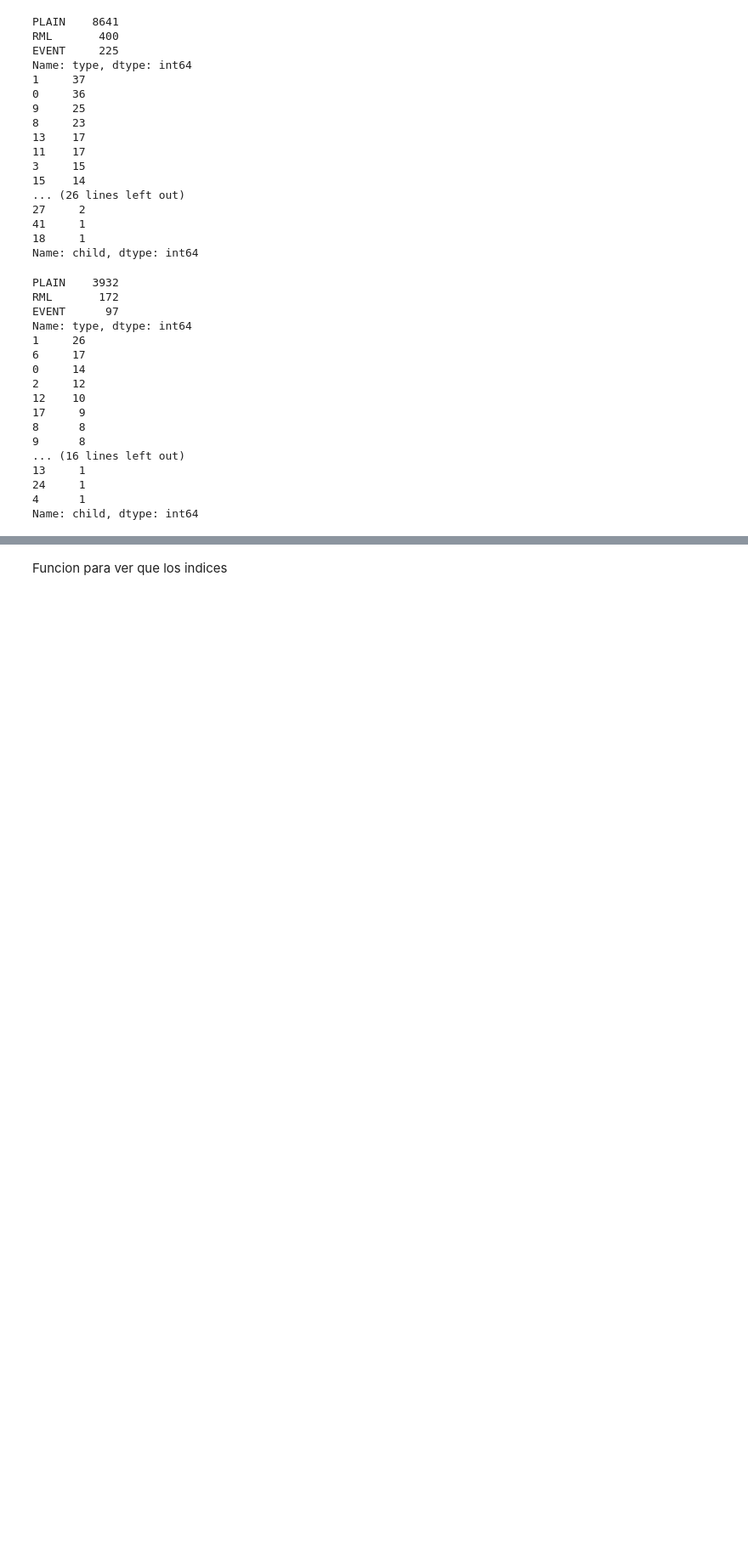
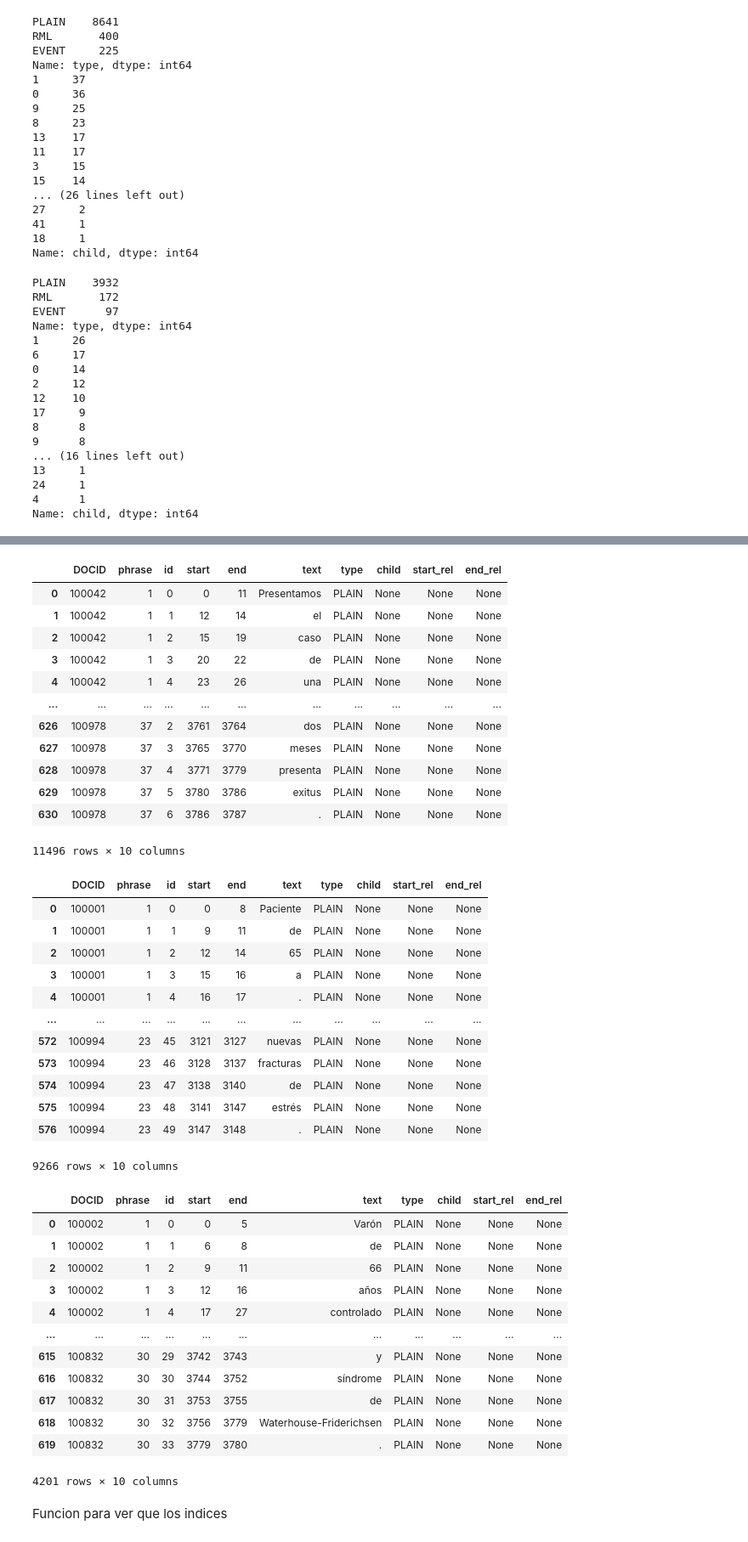
Before and after one commit to JPardo08/PAQUITA, a Jupyter notebook: preprocessing.ipynb, the cells around one changed output, grey strips where cells are left out. Shown at 85% size. Drawn from its saved outputs; the diff is of its cells as text; code cells hidden in the pictures; blank space fills up the shorter version.

```diff
--- a/preprocessing.ipynb
+++ b/preprocessing.ipynb
@@ -1159,3 +1111,64 @@ display(tokenizados_df_dev)
+# %%
+tokenizados_df_train['phrase'] = pd.to_numeric(tokenizados_df_train['phrase'])
+tokenizados_df_train['id'] = pd.to_numeric(tokenizados_df_train['id'])
+tokenizados_df_train=tokenizados_df_train.sort_values(by=['DOCID', 'start','phrase', 'id'], ascending=True)
+
+tokenizados_df_test['phrase'] = pd.to_numeric(tokenizados_df_test['phrase'])
+tokenizados_df_test['id'] = pd.to_numeric(tokenizados_df_test['id'])
+tokenizados_df_test=tokenizados_df_test.sort_values(by=['DOCID', 'start','phrase', 'id'], ascending=True)
+
+tokenizados_df_dev['phrase'] = pd.to_numeric(tokenizados_df_dev['phrase'])
+tokenizados_df_dev['id'] = pd.to_numeric(tokenizados_df_dev['id'])
+tokenizados_df_dev=tokenizados_df_dev.sort_values(by=['DOCID', 'start','phrase', 'id'], ascending=True)
+
+# tokenizados_df_train=ordenar(tokenizados_df_train)
+# tokenizados_df_test=ordenar(tokenizados_df_test)
+# tokenizados_df_dev=ordenar(tokenizados_df_dev)
+
+
+display(tokenizados_df_train)
+display(tokenizados_df_test)
+display(tokenizados_df_dev)
+# %% [output]
+|  | DOCID | phrase | id | start | end | text | type | child | start_rel | end_rel |
+| 0 | 100042 | 1 | 0 | 0 | 11 | Presentamos | PLAIN | None | None | None |
+| 1 | 100042 | 1 | 1 | 12 | 14 | el | PLAIN | None | None | None |
+| 2 | 100042 | 1 | 2 | 15 | 19 | caso | PLAIN | None | None | None |
+| 3 | 100042 | 1 | 3 | 20 | 22 | de | PLAIN | None | None | None |
+| 4 | 100042 | 1 | 4 | 23 | 26 | una | PLAIN | None | None | None |
+| ... | ... | ... | ... | ... | ... | ... | ... | ... | ... | ... |
+| 626 | 100978 | 37 | 2 | 3761 | 3764 | dos | PLAIN | None | None | None |
+| 627 | 100978 | 37 | 3 | 3765 | 3770 | meses | PLAIN | None | None | None |
+| 628 | 100978 | 37 | 4 | 3771 | 3779 | presenta | PLAIN | None | None | None |
+| 629 | 100978 | 37 | 5 | 3780 | 3786 | exitus | PLAIN | None | None | None |
+| 630 | 100978 | 37 | 6 | 3786 | 3787 | . | PLAIN | None | None | None |
+11496 rows × 10 columns
+|  | DOCID | phrase | id | start | end | text | type | child | start_rel | end_rel |
+| 0 | 100001 | 1 | 0 | 0 | 8 | Paciente | PLAIN | None | None | None |
+| 1 | 100001 | 1 | 1 | 9 | 11 | de | PLAIN | None | None | None |
+| 2 | 100001 | 1 | 2 | 12 | 14 | 65 | PLAIN | None | None | None |
+| 3 | 100001 | 1 | 3 | 15 | 16 | a | PLAIN | None | None | None |
+| 4 | 100001 | 1 | 4 | 16 | 17 | . | PLAIN | None | None | None |
+| ... | ... | ... | ... | ... | ... | ... | ... | ... | ... | ... |
+| 572 | 100994 | 23 | 45 | 3121 | 3127 | nuevas | PLAIN | None | None | None |
+| 573 | 100994 | 23 | 46 | 3128 | 3137 | fracturas | PLAIN | None | None | None |
+| 574 | 100994 | 23 | 47 | 3138 | 3140 | de | PLAIN | None | None | None |
+| 575 | 100994 | 23 | 48 | 3141 | 3147 | estrés | PLAIN | None | None | None |
+| 576 | 100994 | 23 | 49 | 3147 | 3148 | . | PLAIN | None | None | None |
+9266 rows × 10 columns
+|  | DOCID | phrase | id | start | end | text | type | child | start_rel | end_rel |
+| 0 | 100002 | 1 | 0 | 0 | 5 | Varón | PLAIN | None | None | None |
+| 1 | 100002 | 1 | 1 | 6 | 8 | de | PLAIN | None | None | None |
+| 2 | 100002 | 1 | 2 | 9 | 11 | 66 | PLAIN | None | None | None |
+| 3 | 100002 | 1 | 3 | 12 | 16 | años | PLAIN | None | None | None |
+| 4 | 100002 | 1 | 4 | 17 | 27 | controlado | PLAIN | None | None | None |
+| ... | ... | ... | ... | ... | ... | ... | ... | ... | ... | ... |
+| 615 | 100832 | 30 | 29 | 3742 | 3743 | y | PLAIN | None | None | None |
+| 616 | 100832 | 30 | 30 | 3744 | 3752 | síndrome | PLAIN | None | None | None |
+| 617 | 100832 | 30 | 31 | 3753 | 3755 | de | PLAIN | None | None | None |
+| 618 | 100832 | 30 | 32 | 3756 | 3779 | Waterhouse-Friderichsen | PLAIN | None | None | None |
+| 619 | 100832 | 30 | 33 | 3779 | 3780 | . | PLAIN | None | None | None |
+4201 rows × 10 columns
 # %% [markdown]
 Funcion para ver que los indices
 # %%
```
Also changed, not shown: parts of 21 cells of this notebook, 14 other files.
